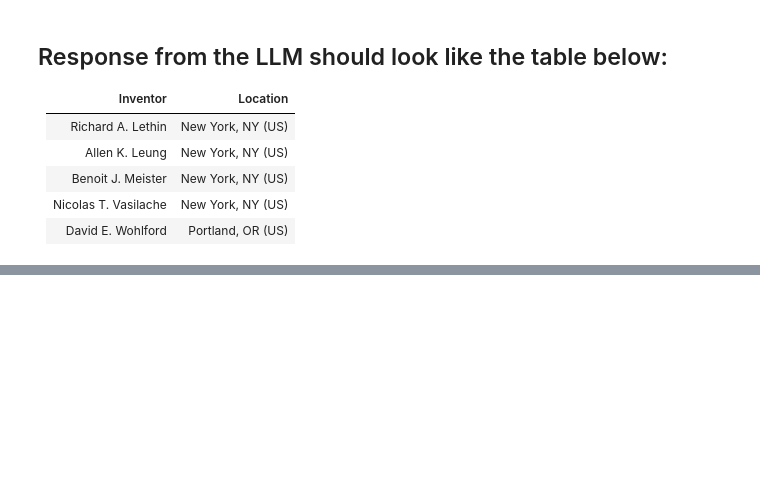
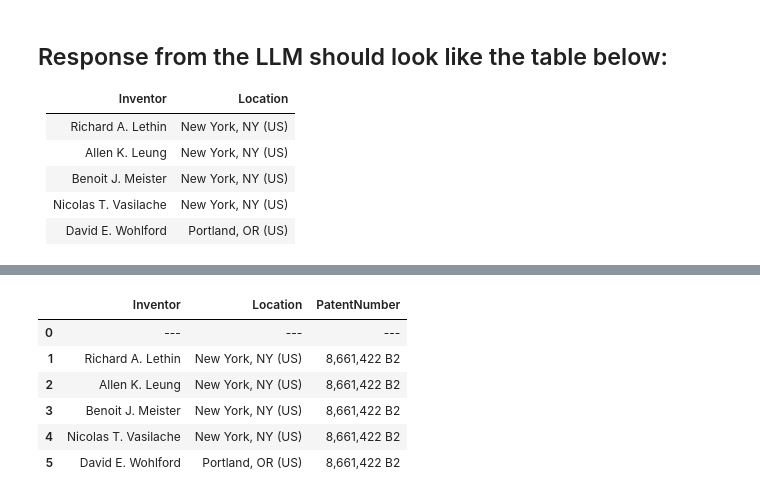
Before and after one commit to jasmeetsb/Google_Generative_AI_Samples, a Jupyter notebook: Vertex_GenAI_Entity_Extraction.ipynb, the cells around one changed output, grey strips where cells are left out. Saved outputs shown, nothing was run; the diff lists cells and outputs as text; code cells hidden in the pictures; blank space fills up the shorter version.

```diff
--- a/Vertex_GenAI_Entity_Extraction.ipynb
+++ b/Vertex_GenAI_Entity_Extraction.ipynb
@@ -241,0 +322,11 @@ print(llm_output)
+# %%
+%%bigquery
+SELECT * FROM jsb-alto.entity_extract.patent_data_extract
+# %% [output]
+|  | Inventor | Location | PatentNumber |
+| 0 | --- | --- | --- |
+| 1 | Richard A. Lethin | New York, NY (US) | 8,661,422 B2 |
+| 2 | Allen K. Leung | New York, NY (US) | 8,661,422 B2 |
+| 3 | Benoit J. Meister | New York, NY (US) | 8,661,422 B2 |
+| 4 | Nicolas T. Vasilache | New York, NY (US) | 8,661,422 B2 |
+| 5 | David E. Wohlford | Portland, OR (US) | 8,661,422 B2 |
```
Also changed, not shown: parts of 11 cells of this notebook.
